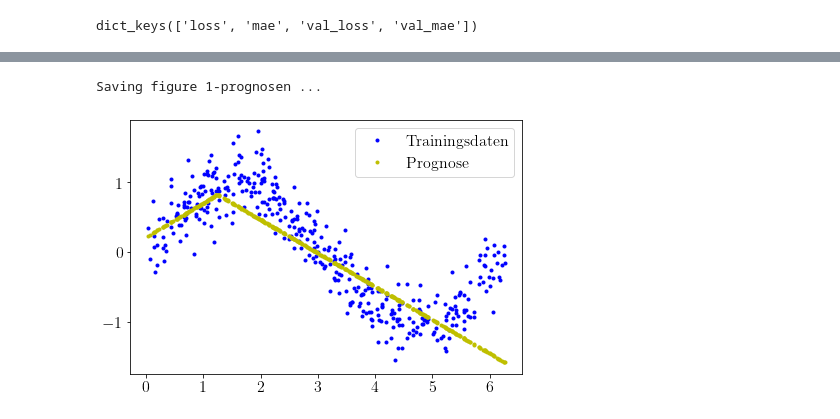
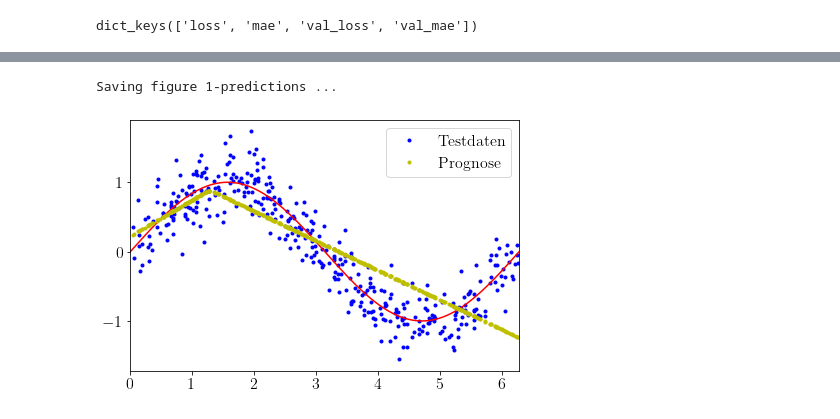
Before and after one commit to JensDll/bachelorarbeit-notebooks, a Jupyter notebook: first-nn/sine.ipynb, the cells around one changed output, grey strips where cells are left out. Drawn from its saved outputs; the diff is of its cells as text; code cells hidden in the pictures.

```diff
--- a/first-nn/sine.ipynb
+++ b/first-nn/sine.ipynb
@@ -23,7 +23,7 @@ def save_fig(name, tight_layout = True):
             os.mkdir("plots")
         print(f"Saving figure {name} ...")
         if tight_layout:
-            plt.tight_layout(pad=0.4)
+            plt.tight_layout(pad=0.5)
         plt.savefig(f"plots/{name}.pdf", backend="pgf")
 # %%
 print(tf.__version__)
@@ -74,10 +123,10 @@ Saving figure sine-data-noise ...
 # %%
-TRAIN_SPLIT = int(0.5 * SAMPLES)
-TEST_SPLIT = int(0.2 * SAMPLES)
-VAL_SPLIT = SAMPLES - TRAIN_SPLIT - TEST_SPLIT
+TRAIN_SIZE = int(0.5 * SAMPLES)
+TEST_SIZE = int(0.2 * SAMPLES)
+VAL_SIZE = SAMPLES - TRAIN_SIZE - TEST_SIZE
 
-x_train, x_test, x_val = tf.split(x, [TRAIN_SPLIT, TEST_SPLIT, VAL_SPLIT])
-y_train, y_test, y_val = tf.split(y, [TRAIN_SPLIT, TEST_SPLIT, VAL_SPLIT])
+x_train, x_test, x_val = tf.split(x, [TRAIN_SIZE, TEST_SIZE, VAL_SIZE])
+y_train, y_test, y_val = tf.split(y, [TRAIN_SIZE, TEST_SIZE, VAL_SIZE])
 
 assert tf.size(x_train) + tf.size(x_test) + tf.size(x_val) == SAMPLES
 # %%
@@ -93,5 +142,6 @@ Saving figure sine-data-noise-legend ...
 # %%
 input_layer = keras.layers.Input(shape=[1])
-hidden1 = keras.layers.Dense(16, activation="relu", name="hidden1")(input_layer)
-output = keras.layers.Dense(1, name="output")(hidden1)
-model_1 = keras.Model(inputs=input_layer, outputs=output)
+hidden1 = keras.layers.Dense(16, activation="relu")(input_layer)
+output_layer = keras.layers.Dense(1, name="output")(hidden1)
+
+model_1 = keras.Model(inputs=input_layer, outputs=output_layer)
@@ -116,7 +222,7 @@ _________________________________________________________________
 sgd = tf.keras.optimizers.SGD()
 model_1.compile(optimizer=sgd, loss="mse", metrics=["mae"])
 # %%
-EPOCHS = 200
+EPOCHS = 300
 BATCH_SIZE = 16
 history_1 = model_1.fit(x_train, y_train, batch_size=BATCH_SIZE, epochs=EPOCHS, validation_data=(x_val, y_val))
 # %% [output]
@@ -176,12 +265,14 @@ Saving figure 1-mae ...
 # %%
 predictions_1 = model_1.predict(x_test)
 
-plt.plot(x_test, y_test, "b.", label="Trainingsdaten")
+plt.plot(x_test, y_test, "b.", label="Testdaten")
+plt.plot(xs, ys, "r-")
 plt.plot(x_test, predictions_1, "y.", label="Prognose")
+plt.xlim([0, 2*math.pi])
 plt.legend()
-save_fig(f"1-prognosen")
+save_fig(f"1-predictions")
 plt.show()
 # %% [output]
-Saving figure 1-prognosen ...
+Saving figure 1-predictions ...
-[figure, old version]
+[figure, new version]
 # %%
```
Also changed, not shown: parts of 28 cells of this notebook.
